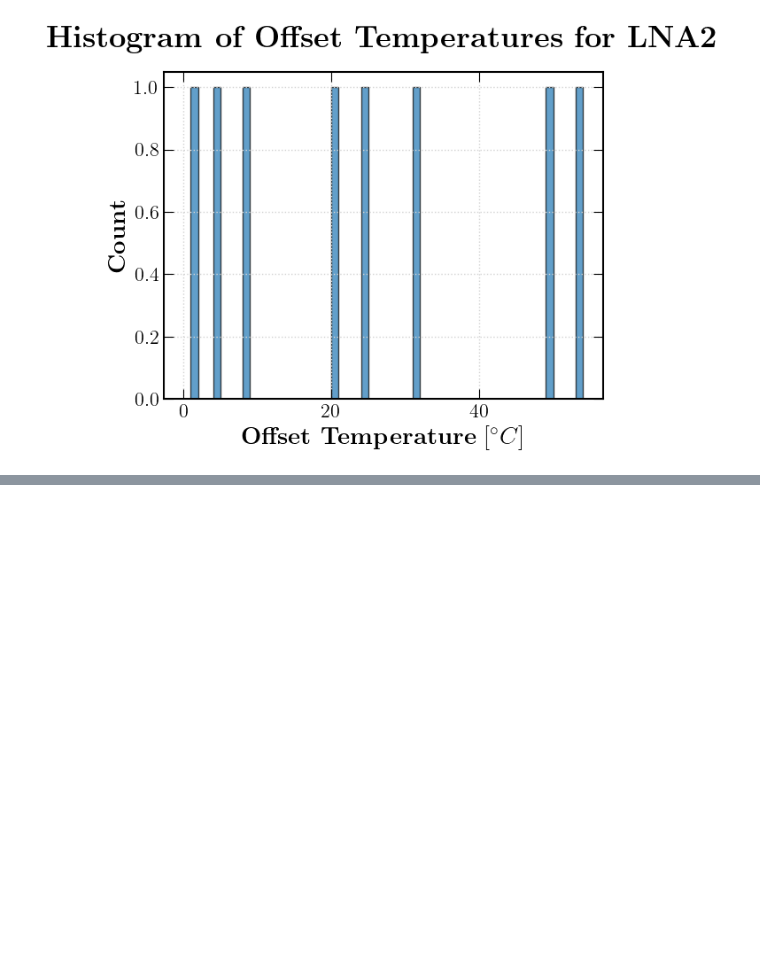
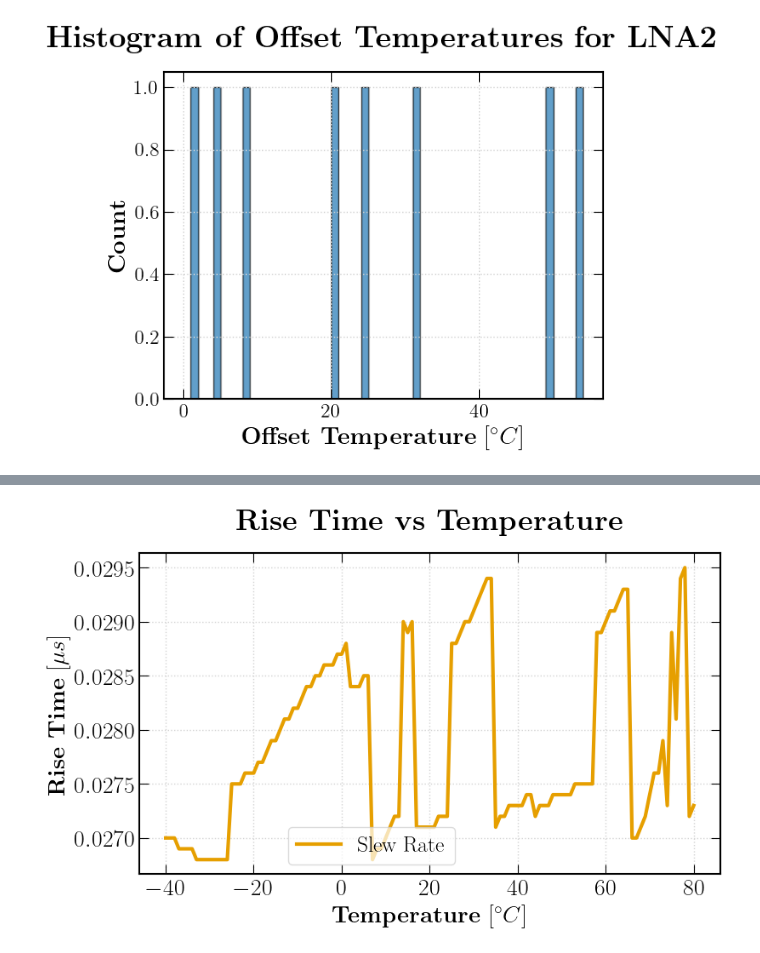
Before and after one commit to BaoTON1701/R-T_BiCMOS_run, a Jupyter notebook: code/Plot_results.ipynb, the cells around one changed output, grey strips where cells are left out. Cells and saved outputs as stored; diff of their text form; code cells hidden in the pictures; blank space fills up the shorter version.

```diff
--- a/code/Plot_results.ipynb
+++ b/code/Plot_results.ipynb
@@ -554,0 +711,16 @@ Offsets for LNA1: [20, 4, 49, 24, 1, 54, 31, 8]
+# %%
+plt.figure(figsize=(8, 5), layout="constrained")
+plt.plot(temp, np.round(rt_values,4), label='Slew Rate', color=colors[1], lw=3)
+plt.title(r'\textbf{Rise Time vs Temperature}', fontsize=25, pad=20)
+plt.xlabel(r'\textbf{Temperature} $[^{\circ} C]$', fontsize=20)
+plt.ylabel(r'\textbf{Rise Time} $[\mu s]$', fontsize=20)
+plt.tick_params(axis='both', which='major', labelsize=20)
+plt.grid(True, which='both', linestyle=':', linewidth=1, color='lightgray')
+plt.legend(loc='upper center', bbox_to_anchor=(0.4, 0.18),
+          fancybox=True, shadow=False, ncol=2, fontsize=18.5,
+          framealpha=0.7)
+# plt.xlim(-40,80)
+# plt.savefig(f"{plot_dir}/Slew_rate.png", dpi=300)
+plt.show()
+# %% [output]
+[figure, added]
```
Also changed, not shown: parts of 6 cells of this notebook, 2 other files.
